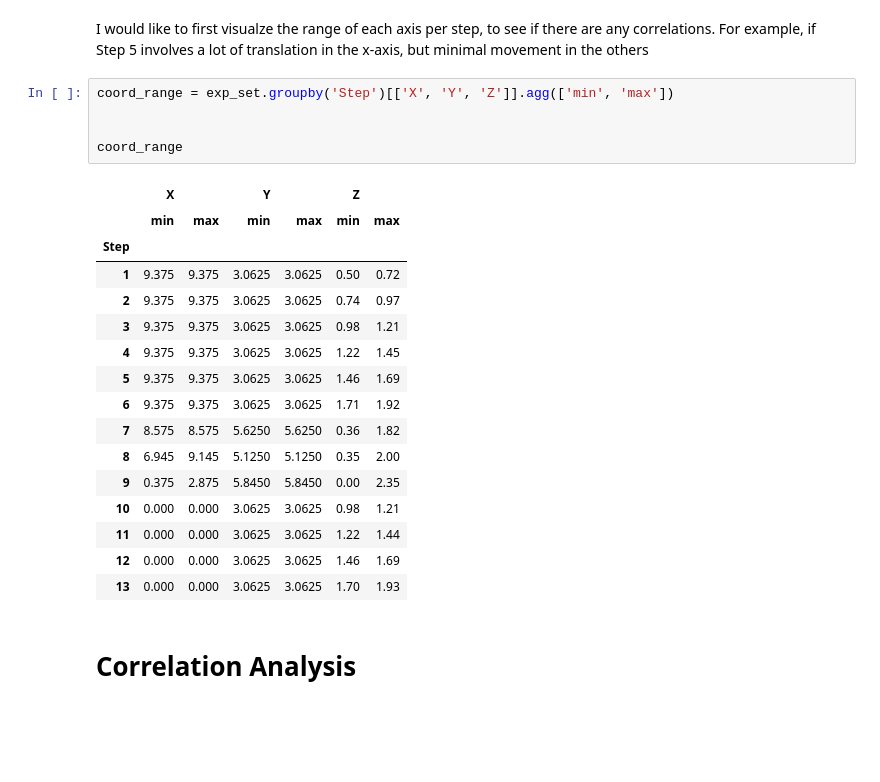
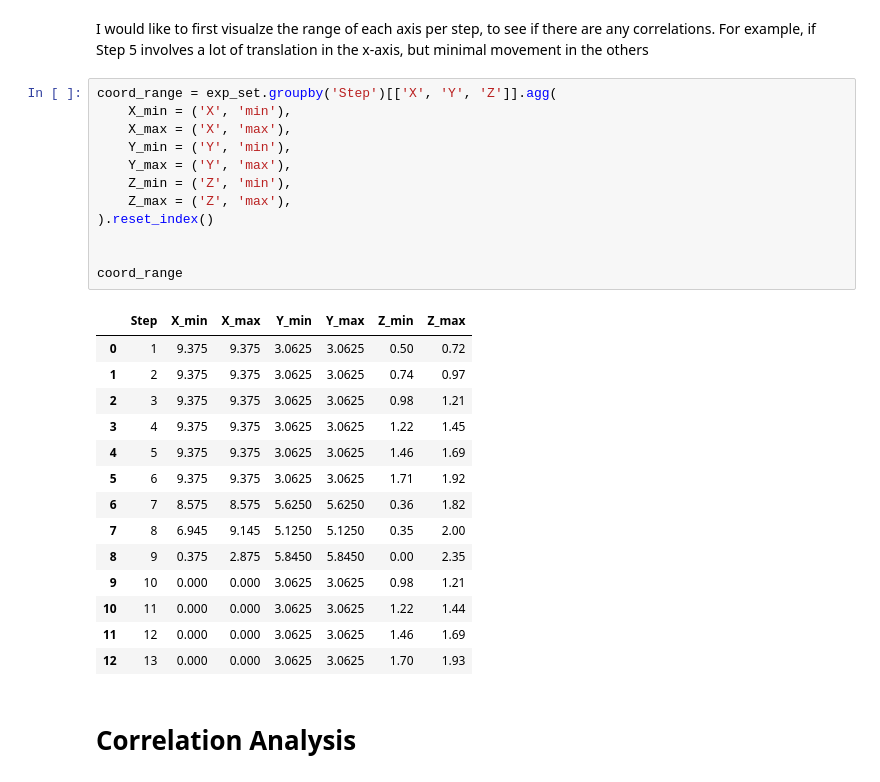
Before and after one commit to CaptainAhad/Project-1, a Jupyter notebook: Project 1.ipynb, the cells around one changed output. Cells and saved outputs as stored; diff of their text form; blank space fills up the shorter version.

```diff
--- a/Project 1.ipynb
+++ b/Project 1.ipynb
@@ -88,27 +91,32 @@ exp_set  = train_set.copy()
 I would like to first visualze the range of each axis per step, to see if there are any correlations. For example, if Step 5 involves a lot of translation in the x-axis, but
 minimal movement in the others
 # %%
-coord_range = exp_set.groupby('Step')[['X', 'Y', 'Z']].agg(['min', 'max'])
+coord_range = exp_set.groupby('Step')[['X', 'Y', 'Z']].agg(
+    X_min = ('X', 'min'),
+    X_max = ('X', 'max'),
+    Y_min = ('Y', 'min'),
+    Y_max = ('Y', 'max'),
+    Z_min = ('Z', 'min'),
+    Z_max = ('Z', 'max'),
+).reset_index()
 
 
 coord_range
 # %% [output]
-|  | X |  | Y |  | Z |  |
-|  | min | max | min | max | min | max |
-| Step |  |  |  |  |  |  |
-| 1 | 9.375 | 9.375 | 3.0625 | 3.0625 | 0.50 | 0.72 |
-| 2 | 9.375 | 9.375 | 3.0625 | 3.0625 | 0.74 | 0.97 |
-| 3 | 9.375 | 9.375 | 3.0625 | 3.0625 | 0.98 | 1.21 |
-| 4 | 9.375 | 9.375 | 3.0625 | 3.0625 | 1.22 | 1.45 |
-| 5 | 9.375 | 9.375 | 3.0625 | 3.0625 | 1.46 | 1.69 |
-| 6 | 9.375 | 9.375 | 3.0625 | 3.0625 | 1.71 | 1.92 |
-| 7 | 8.575 | 8.575 | 5.6250 | 5.6250 | 0.36 | 1.82 |
-| 8 | 6.945 | 9.145 | 5.1250 | 5.1250 | 0.35 | 2.00 |
-| 9 | 0.375 | 2.875 | 5.8450 | 5.8450 | 0.00 | 2.35 |
-| 10 | 0.000 | 0.000 | 3.0625 | 3.0625 | 0.98 | 1.21 |
-| 11 | 0.000 | 0.000 | 3.0625 | 3.0625 | 1.22 | 1.44 |
-| 12 | 0.000 | 0.000 | 3.0625 | 3.0625 | 1.46 | 1.69 |
-| 13 | 0.000 | 0.000 | 3.0625 | 3.0625 | 1.70 | 1.93 |
+|  | Step | X_min | X_max | Y_min | Y_max | Z_min | Z_max |
+| 0 | 1 | 9.375 | 9.375 | 3.0625 | 3.0625 | 0.50 | 0.72 |
+| 1 | 2 | 9.375 | 9.375 | 3.0625 | 3.0625 | 0.74 | 0.97 |
+| 2 | 3 | 9.375 | 9.375 | 3.0625 | 3.0625 | 0.98 | 1.21 |
+| 3 | 4 | 9.375 | 9.375 | 3.0625 | 3.0625 | 1.22 | 1.45 |
+| 4 | 5 | 9.375 | 9.375 | 3.0625 | 3.0625 | 1.46 | 1.69 |
+| 5 | 6 | 9.375 | 9.375 | 3.0625 | 3.0625 | 1.71 | 1.92 |
+| 6 | 7 | 8.575 | 8.575 | 5.6250 | 5.6250 | 0.36 | 1.82 |
+| 7 | 8 | 6.945 | 9.145 | 5.1250 | 5.1250 | 0.35 | 2.00 |
+| 8 | 9 | 0.375 | 2.875 | 5.8450 | 5.8450 | 0.00 | 2.35 |
+| 9 | 10 | 0.000 | 0.000 | 3.0625 | 3.0625 | 0.98 | 1.21 |
+| 10 | 11 | 0.000 | 0.000 | 3.0625 | 3.0625 | 1.22 | 1.44 |
+| 11 | 12 | 0.000 | 0.000 | 3.0625 | 3.0625 | 1.46 | 1.69 |
+| 12 | 13 | 0.000 | 0.000 | 3.0625 | 3.0625 | 1.70 | 1.93 |
 # %% [markdown]
 # Correlation Analysis
 # %%
```
Also changed, not shown: parts of 9 cells of this notebook, 1 other file.
